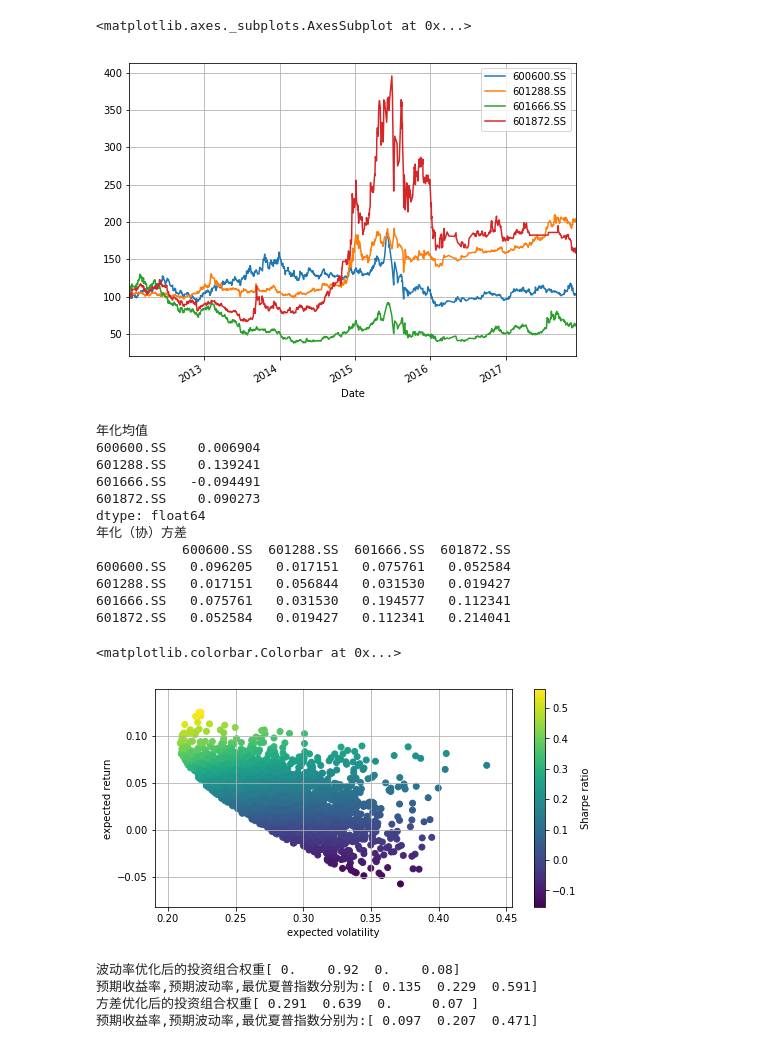
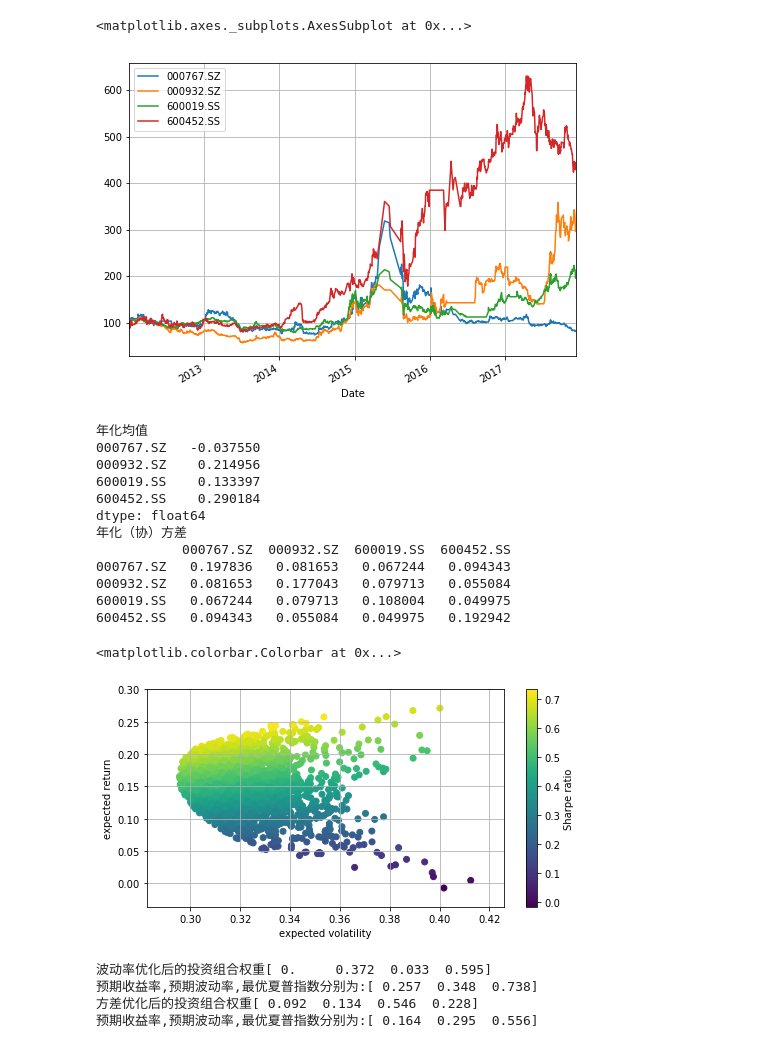
Before and after one commit to gangyf/Financial_Data_Analysis, a Jupyter notebook: Finance7_zoin.ipynb, the cells around one changed output. Saved outputs shown, nothing was run; the diff lists cells and outputs as text; code cells hidden in the pictures.

```diff
--- a/Finance7_zoin.ipynb
+++ b/Finance7_zoin.ipynb
@@ -1,31 +1,32 @@
 # %%
 #1. 利用Pandas从Yahoo网上下载五家上市公司的5到10年的日收盘数据，以图形方式展示了规范化之后的时间序列数据。
 import numpy as np
 np.random.seed(1000)
 import scipy.stats as scs
 import statsmodels.api as sm
 import matplotlib as mpl
 import matplotlib.pyplot as plt
 from pandas_datareader import data as dt
 %matplotlib inline
-symbols = ['601288.SS', '600600.SS','601666.SS', '601872.SS']
+'''佛祖保佑，稳赚不赔，好股在手，天下我有，急急如律令'''
+symbols = ['600452.SS', '000932.SZ','000767.SZ', '600019.SS']
 #读取日收盘数据，展示规范化之后的图
 data = dt.DataReader(name=symbols, data_source='yahoo',
                             start='1/1/2012')['Adj Close']
 data = data.dropna()
 data = data.sort_index(axis=0,ascending=True)
 '''
 使用data.ix【0】会出现如下警告：
 H:\python\lib\site-packages\ipykernel_launcher.py:15: DeprecationWarning:
 .ix is deprecated. Please use
 .loc for label based indexing or
 .iloc for positional indexing
 即ix方法已被废弃，推荐使用data.iloc[0]的写法
 '''
 (data / data.iloc[0] * 100).plot(figsize=(8, 6), grid=True)
 # %% [output]
 <matplotlib.axes._subplots.AxesSubplot at 0x...>
-[figure, old version]
+[figure, new version]
 # %%
 #2. 计算五家上市公司收益率的年化均值和方差，
 rets = np.log(data / data.shift(1))#对数收益率
@@ -61,19 +62,19 @@ plt.ylabel('expected return')
 plt.colorbar(label='Sharpe ratio')
 # %% [output]
 年化均值
-600600.SS    0.006904
-601288.SS    0.139241
-601666.SS   -0.094491
-601872.SS    0.090273
+000767.SZ   -0.037550
+000932.SZ    0.214956
+600019.SS    0.133397
+600452.SS    0.290184
 dtype: float64
 年化（协）方差
-           600600.SS  601288.SS  601666.SS  601872.SS
-600600.SS   0.096205   0.017151   0.075761   0.052584
-601288.SS   0.017151   0.056844   0.031530   0.019427
-601666.SS   0.075761   0.031530   0.194577   0.112341
-601872.SS   0.052584   0.019427   0.112341   0.214041
+           000767.SZ  000932.SZ  600019.SS  600452.SS
+000767.SZ   0.197836   0.081653   0.067244   0.094343
+000932.SZ   0.081653   0.177043   0.079713   0.055084
+600019.SS   0.067244   0.079713   0.108004   0.049975
+600452.SS   0.094343   0.055084   0.049975   0.192942
 <matplotlib.colorbar.Colorbar at 0x...>
-[figure, old version]
+[figure, new version]
 # %%
 #3. 采用投资组合理论，构建夏普指数最优的投资组合
 import scipy.optimize as sco
@@ -123,10 +124,10 @@ print('方差优化后的投资组合权重'+str(optv['x'].round(3)))
 #预期收益率,预期波动率,最优夏普指数
 print('预期收益率,预期波动率,最优夏普指数分别为:'+str(statistics(optv['x']).round(3)))
 # %% [output]
-波动率优化后的投资组合权重[ 0.    0.92  0.    0.08]
-预期收益率,预期波动率,最优夏普指数分别为:[ 0.135  0.229  0.591]
-方差优化后的投资组合权重[ 0.291  0.639  0.     0.07 ]
-预期收益率,预期波动率,最优夏普指数分别为:[ 0.097  0.207  0.471]
+波动率优化后的投资组合权重[ 0.     0.372  0.033  0.595]
+预期收益率,预期波动率,最优夏普指数分别为:[ 0.257  0.348  0.738]
+方差优化后的投资组合权重[ 0.092  0.134  0.546  0.228]
+预期收益率,预期波动率,最优夏普指数分别为:[ 0.164  0.295  0.556]
 # %%
 #4. 构建有效边界。
 def min_func_port(weights):
```
Also changed, not shown: parts of 1 cell of this notebook.
